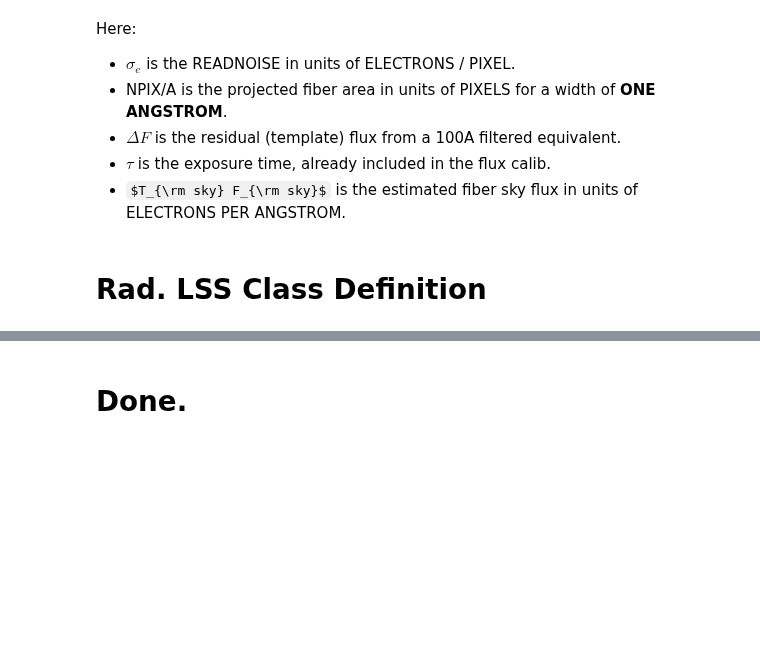
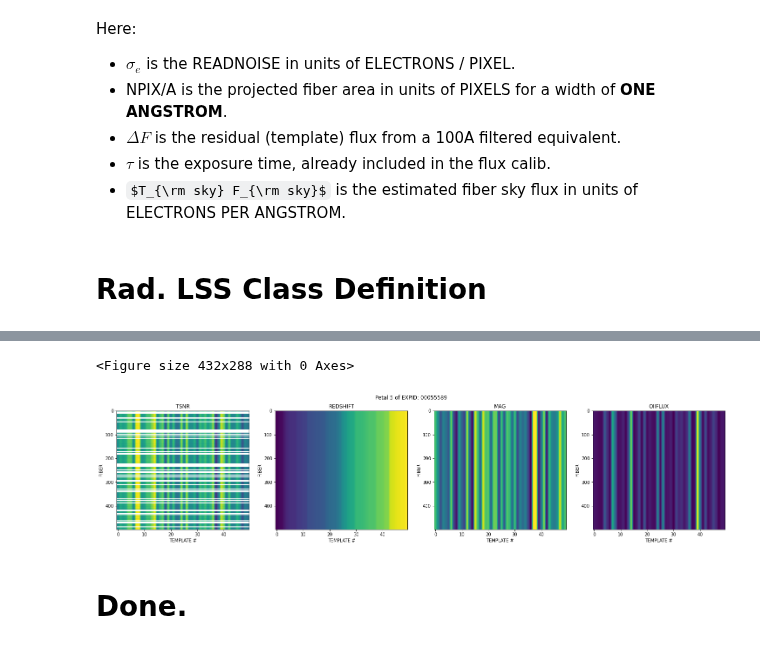
Before and after one commit to desihub/desispec, a Jupyter notebook: doc/nb/TemplateSNR.ipynb, the cells around one changed output, grey strips where cells are left out. Drawn from its saved outputs; the diff is of its cells as text; code cells hidden in the pictures; some formulas as TeX source; blank space fills up the shorter version.

Commit message:
Add Fiber v Templte tSNR plot.

```diff
--- a/doc/nb/TemplateSNR.ipynb
+++ b/doc/nb/TemplateSNR.ipynb
@@ -1024,2 +1092,26 @@ INFO:io.py:971:read_basis_templates: Reading /global/cfs/cdirs/desi/spectro/temp
+# %%
+pl.clf()
+
+fig, axes = plt.subplots(1, 4, figsize=(25,5))
+
+axes[0].imshow(np.log10(rads.template_snrs['ELG']['brz5']['TSNR']), aspect='auto')
+
+axes[1].imshow(np.broadcast_to(rads.ensemble_meta['ELG']['REDSHIFT'],   (500, rads.nmodel)), aspect='auto')
+axes[2].imshow(np.broadcast_to(rads.ensemble_meta['ELG']['MAG'],        (500, rads.nmodel)), aspect='auto')
+axes[3].imshow(np.broadcast_to(rads.ensemble_objmeta['ELG']['OIIFLUX'], (500, rads.nmodel)), aspect='auto')
+
+axes[0].set_title('TSNR')
+axes[1].set_title('REDSHIFT')
+axes[2].set_title('MAG')
+axes[3].set_title('OIIFLUX')
+
+fig.suptitle('Petal {} of EXPID: {:08d}'.format(5, rads.expid))
+
+for ax in axes:
+    ax.set_xlabel('TEMPLATE #')
+    ax.set_ylabel('FIBER')
+# %% [output]
+<Figure size 432x288 with 0 Axes>
+[figure, added]
 # %% [markdown]
 # Done.
```
Also changed, not shown: parts of 2 cells of this notebook.
